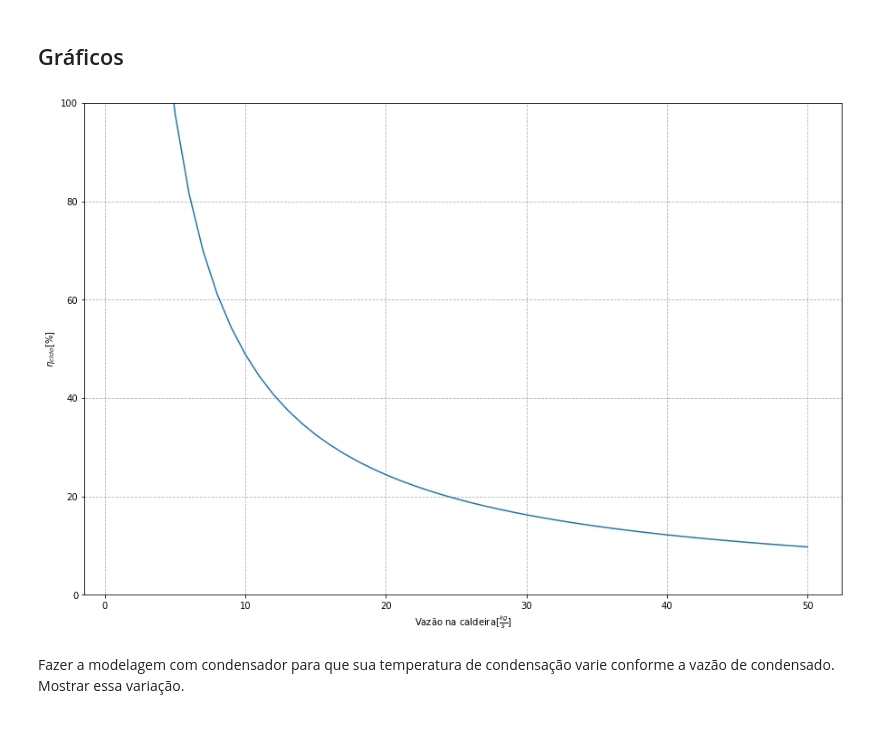
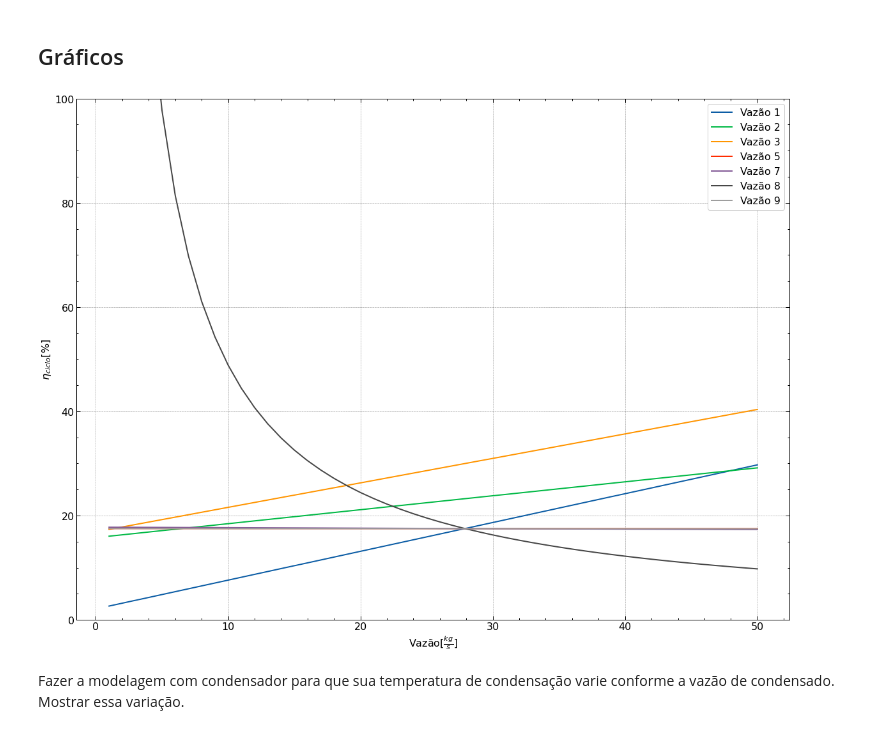
Before and after one commit to luaneng/gdv, a Jupyter notebook: projeto/main.ipynb, the cells around one changed output. Saved outputs shown, nothing was run; the diff lists cells and outputs as text; code cells hidden in the pictures.

```diff
--- a/projeto/main.ipynb
+++ b/projeto/main.ipynb
@@ -330,28 +330,38 @@ display(df)
 # %% [markdown]
 ## Gráficos ##
 # %%
-def n(v8):
+def n(v1, v2, v3, v5, v7, v8, v9):
 
-    W_pump_totg = m[4]*(st5.h - st6.h) + m[6]*(st7.h - st8.h) + m[8]*(st9.h - st10.h)
-    W_turb_totg = round(m[0]*(st1.h - st2.h) + m[1]*(st2.h - st3.h) + m[2]*(st3.h - st4.h), 2)
+    W_pump_totg = v5*(st5.h - st6.h) + v7*(st7.h - st8.h) + v9*(st9.h - st10.h)
+    W_turb_totg = v1*(st1.h - st2.h) + v2*(st2.h - st3.h) + v3*(st3.h - st4.h)
     W_liqg = W_pump_totg + W_turb_totg
     Q_caldg = v8*(st1.h - st8.h)
 
     return 100*W_liqg/Q_caldg
 # %%
 import matplotlib.pyplot as plt
-# %%
-v8 = arange(1, 50+1, 1)
-
-figure = plt.figure(figsize=(15, 10))
-plt.plot(v8, n(v8))
-plt.ylim(0, 100)
-plt.xlabel('Vazão na caldeira' + r'$[\frac{kg}{s}]$')
-plt.ylabel(r'$\eta_{ciclo}$' +'[%]')
-plt.grid(ls='--')
-plt.show()
-# %% [output]
-[figure, removed]
+# %%
+plt.style.use(['science', 'notebook', 'grid'])
+# %%
+
+figure = plt.figure(figsize=(20, 15))
+
+
+plt.plot(arange(1, 50+1, 1), n(v1=arange(1, 50+1, 1), v2=m[1], v3=m[2], v5=m[4], v7=m[6], v8=m[7], v9=m[8]), label='Vazão 1')
+plt.plot(arange(1, 50+1, 1), n(v2=arange(1, 50+1, 1), v1=m[0], v3=m[2], v5=m[4], v7=m[6], v8=m[7], v9=m[8]), label='Vazão 2')
+plt.plot(arange(1, 50+1, 1), n(v3=arange(1, 50+1, 1), v1=m[0], v2=m[1], v5=m[4], v7=m[6], v8=m[7], v9=m[8]), label='Vazão 3')
+plt.plot(arange(1, 50+1, 1), n(v5=arange(1, 50+1, 1), v1=m[0], v2=m[1], v3=m[2], v7=m[6], v8=m[7], v9=m[8]), label='Vazão 5')
+plt.plot(arange(1, 50+1, 1), n(v7=arange(1, 50+1, 1), v1=m[0], v2=m[1], v3=m[2], v5=m[4], v8=m[7], v9=m[8]), label='Vazão 7')
+plt.plot(arange(1, 50+1, 1), n(v8=arange(1, 50+1, 1), v1=m[0], v2=m[1], v3=m[2], v5=m[4], v7=m[6], v9=m[8]), label='Vazão 8')
+plt.plot(arange(1, 50+1, 1), n(v9=arange(1, 50+1, 1), v1=m[0], v2=m[1], v3=m[2], v5=m[4], v7=m[6], v8=m[7]), label='Vazão 9')
+
+plt.ylim(0, 100)
+plt.xlabel('Vazão' + r'$[\frac{kg}{s}]$')
+plt.ylabel(r'$\eta_{ciclo}$' +'[%]')
+plt.legend()
+plt.show()
+# %% [output]
+[figure, added]
 # %% [markdown]
 Fazer a modelagem com condensador para que sua temperatura de condensação
 varie conforme a vazão de condensado. Mostrar essa variação.
```
